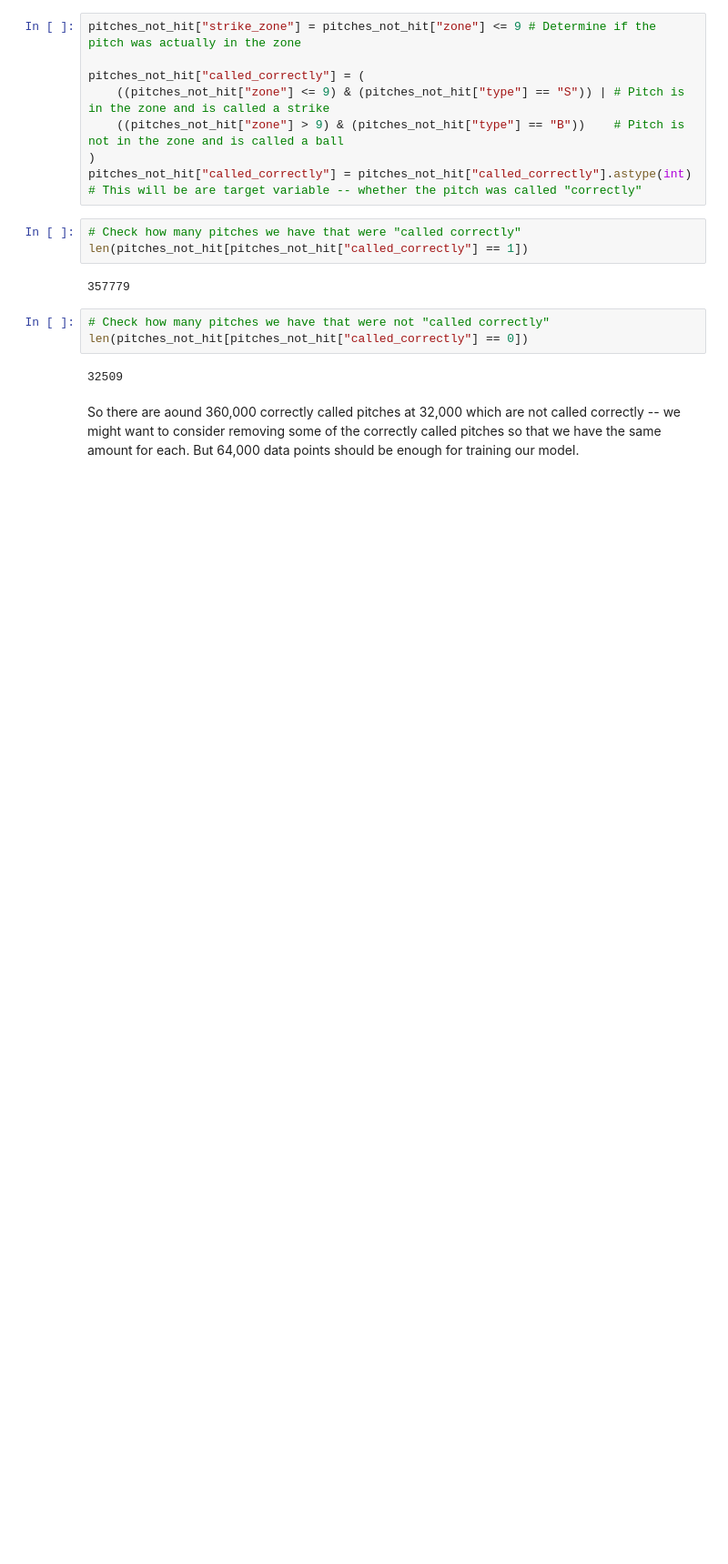
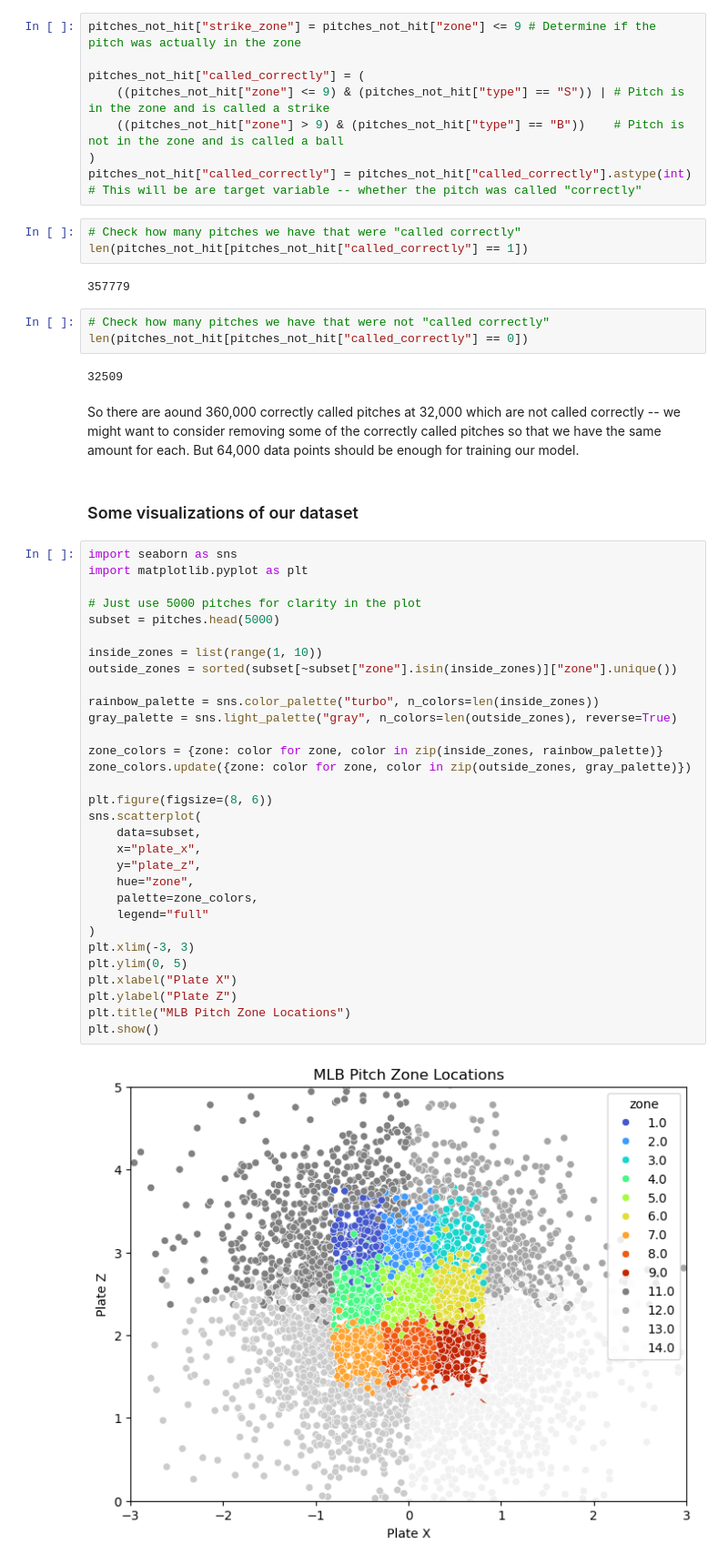
Before and after one commit to ctkatz/ML_project, a Jupyter notebook: player_info_data.ipynb, the cells around one changed output. Shown at 91% size. Saved outputs shown, nothing was run; the diff lists cells and outputs as text; blank space fills up the shorter version.

Commit message:
strike zone visualizations

```diff
--- a/player_info_data.ipynb
+++ b/player_info_data.ipynb
@@ -151,3 +161,38 @@ len(pitches_not_hit[pitches_not_hit["called_correctly"] == 0])
 32509
 # %% [markdown]
 So there are aound 360,000 correctly called pitches at 32,000 which are not called correctly -- we might want to consider removing some of the correctly called pitches so that we have the same amount for each. But 64,000 data points should be enough for training our model.
+# %% [markdown]
+### Some visualizations of our dataset
+# %%
+import seaborn as sns
+import matplotlib.pyplot as plt
+
+# Just use 5000 pitches for clarity in the plot
+subset = pitches.head(5000)
+
+inside_zones = list(range(1, 10))
+outside_zones = sorted(subset[~subset["zone"].isin(inside_zones)]["zone"].unique())
+
+rainbow_palette = sns.color_palette("turbo", n_colors=len(inside_zones))
+gray_palette = sns.light_palette("gray", n_colors=len(outside_zones), reverse=True)
+
+zone_colors = {zone: color for zone, color in zip(inside_zones, rainbow_palette)}
+zone_colors.update({zone: color for zone, color in zip(outside_zones, gray_palette)})
+
+plt.figure(figsize=(8, 6))
+sns.scatterplot(
+    data=subset,
+    x="plate_x",
+    y="plate_z",
+    hue="zone",
+    palette=zone_colors,
+    legend="full"
+)
+plt.xlim(-3, 3)
+plt.ylim(0, 5)
+plt.xlabel("Plate X")
+plt.ylabel("Plate Z")
+plt.title("MLB Pitch Zone Locations")
+plt.show()
+# %% [output]
+[figure, added]
```
Also changed, not shown: parts of 2 cells of this notebook.
